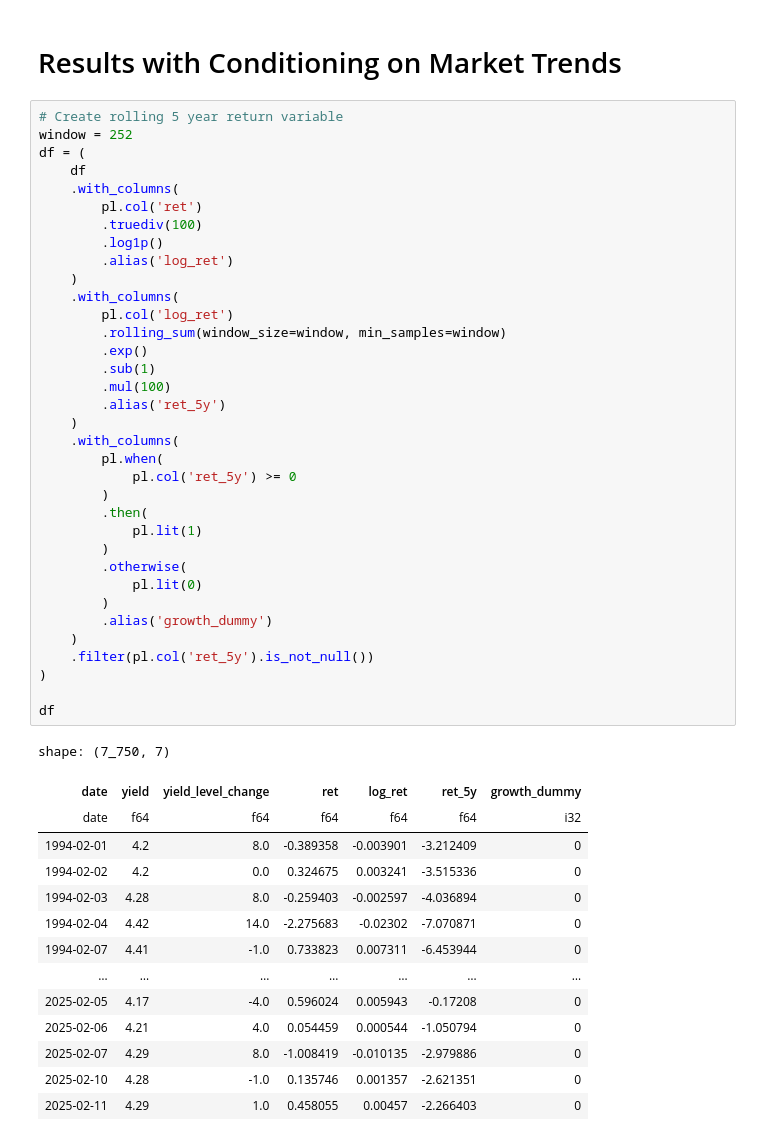
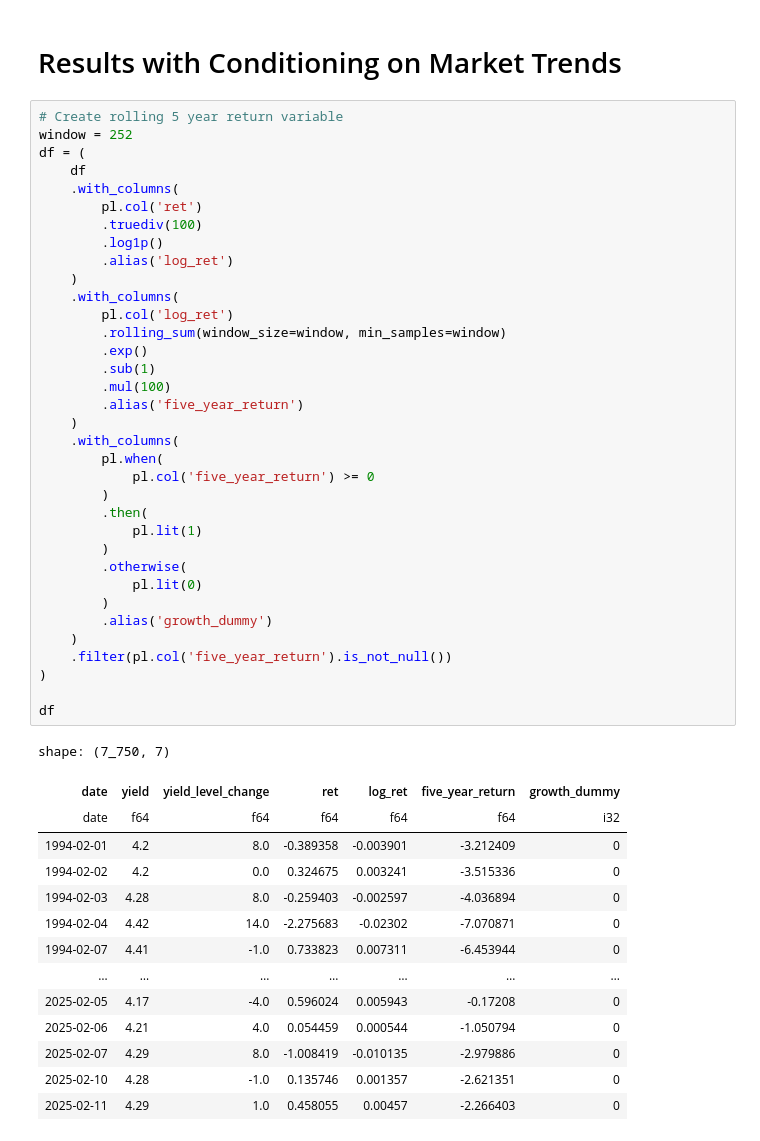
Before and after one commit to andrewhall1124/macro-finance-project, a Jupyter notebook: main.ipynb, the cells around one changed output. Saved outputs shown, nothing was run; the diff lists cells and outputs as text.

```diff
--- a/main.ipynb
+++ b/main.ipynb
@@ -273,37 +278,37 @@ df = (
     df
     .with_columns(
         pl.col('ret')
         .truediv(100)
         .log1p()
         .alias('log_ret')
     )
     .with_columns(
         pl.col('log_ret')
         .rolling_sum(window_size=window, min_samples=window)
         .exp()
         .sub(1)
         .mul(100)
-        .alias('ret_5y')
+        .alias('five_year_return')
     )
     .with_columns(
         pl.when(
-            pl.col('ret_5y') >= 0
+            pl.col('five_year_return') >= 0
         )
         .then(
             pl.lit(1)
         )
         .otherwise(
             pl.lit(0)
         )
         .alias('growth_dummy')
     )
-    .filter(pl.col('ret_5y').is_not_null())
+    .filter(pl.col('five_year_return').is_not_null())
 )
 
 df
 # %% [output]
 shape: (7_750, 7)
-| date | yield | yield_level_change | ret | log_ret | ret_5y | growth_dummy |
+| date | yield | yield_level_change | ret | log_ret | five_year_return | growth_dummy |
 | date | f64 | f64 | f64 | f64 | f64 | i32 |
 | 1994-02-01 | 4.2 | 8.0 | -0.389358 | -0.003901 | -3.212409 | 0 |
 | 1994-02-02 | 4.2 | 0.0 | 0.324675 | 0.003241 | -3.515336 | 0 |
```
Also changed, not shown: parts of 8 cells of this notebook.
